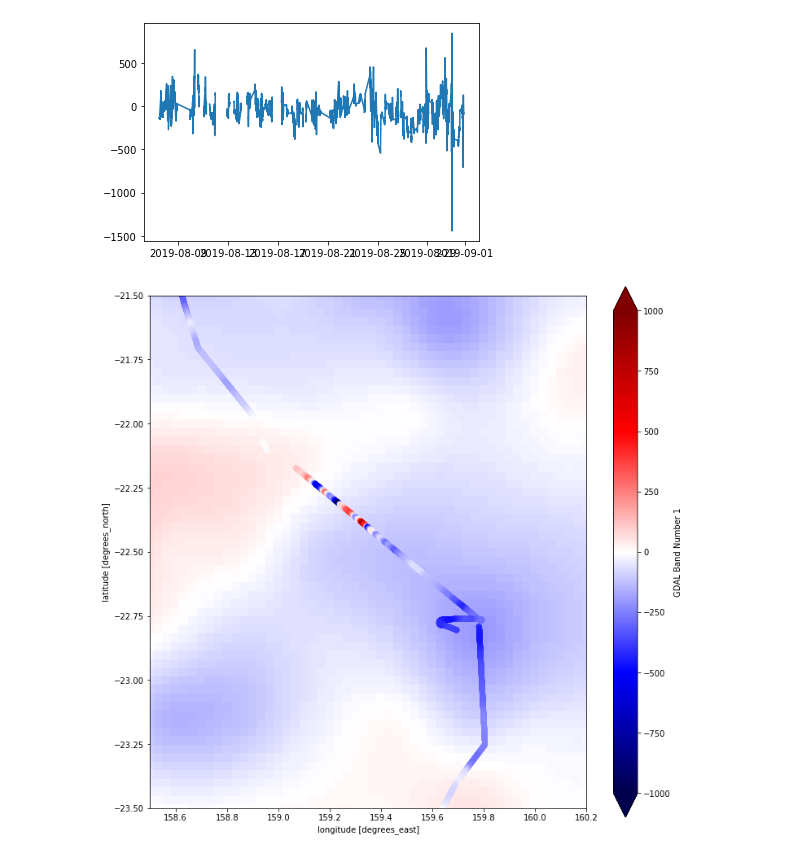
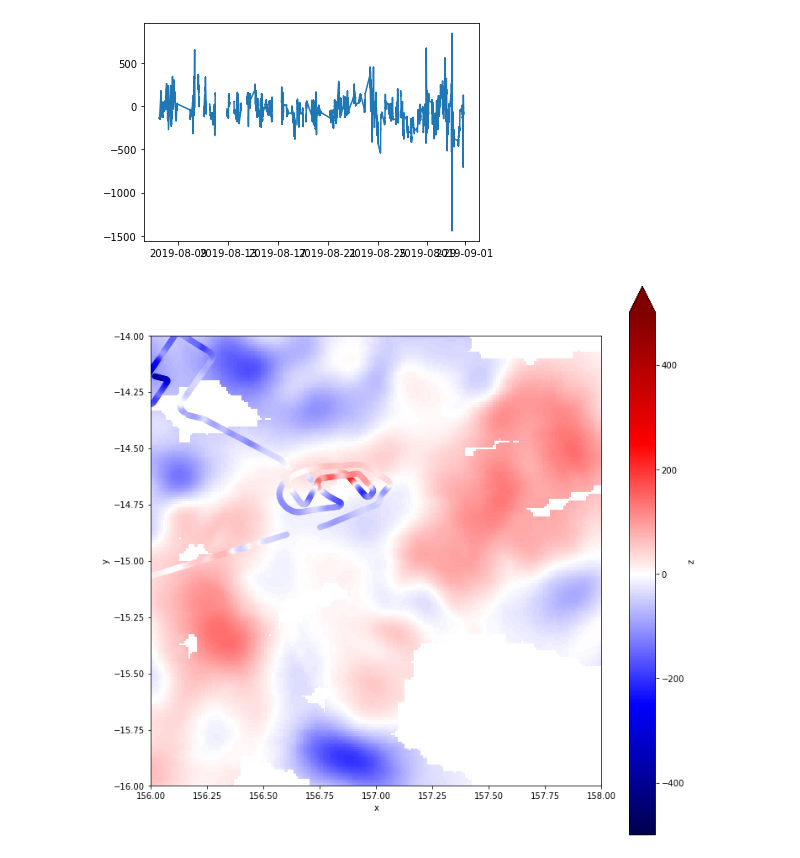
Before and after one commit to siwill22/geo-investigator, a Jupyter notebook: ECOSAT3_Magnetometer.ipynb, the cells around one changed output. Saved outputs shown, nothing was run; the diff lists cells and outputs as text; code cells hidden in the pictures.

```diff
--- a/ECOSAT3_Magnetometer.ipynb
+++ b/ECOSAT3_Magnetometer.ipynb
@@ -351,11 +351,15 @@ proj = '-Jm3.0i'
 make_wiggle_plot(region,proj,filename)
 # %%
 plt.figure(figsize=(12,12))
-ds['Band1'].plot(vmin=-1000,vmax=1000,cmap=plt.cm.seismic)
+ds['z'].plot(vmin=-500,vmax=500,cmap=plt.cm.seismic)
 plt.scatter(df.Mag_Longitude[::10],df.Mag_Latitude[::10],c=df.igrf_corrected_mag[::10],
-            vmin=-1000,vmax=1000,cmap=plt.cm.seismic)
-plt.xlim(158.5,160.2)
-plt.ylim(-23.2,-21.5)
+            vmin=-500,vmax=500,cmap=plt.cm.seismic)
+
+#plt.xlim(158.5,160.2)
+#plt.ylim(-23.2,-21.5)
+plt.xlim(156,158)
+plt.ylim(-16,-14)
+
 plt.gca().set_aspect('equal')
 # %% [output]
-[figure, old version]
+[figure, new version]
```
